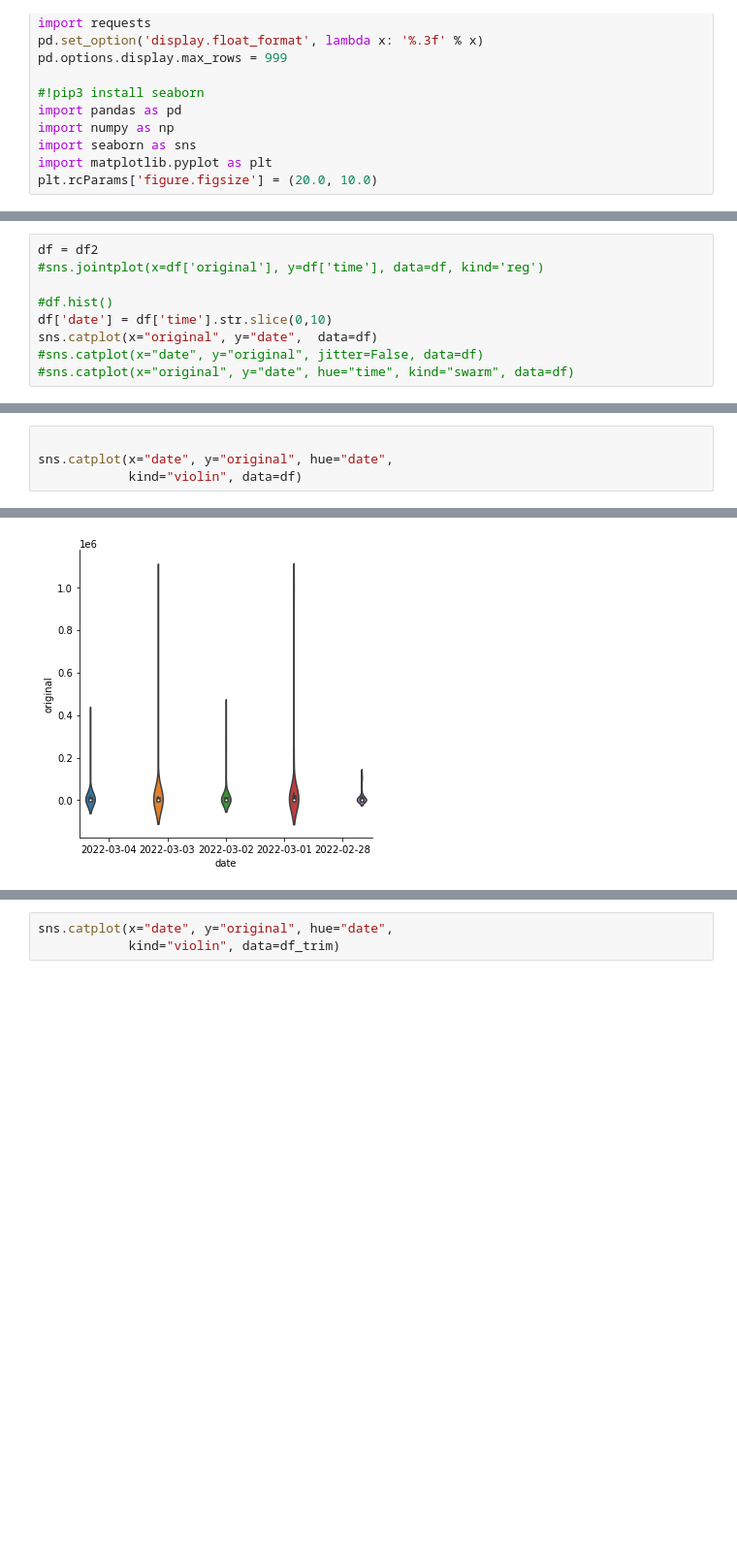
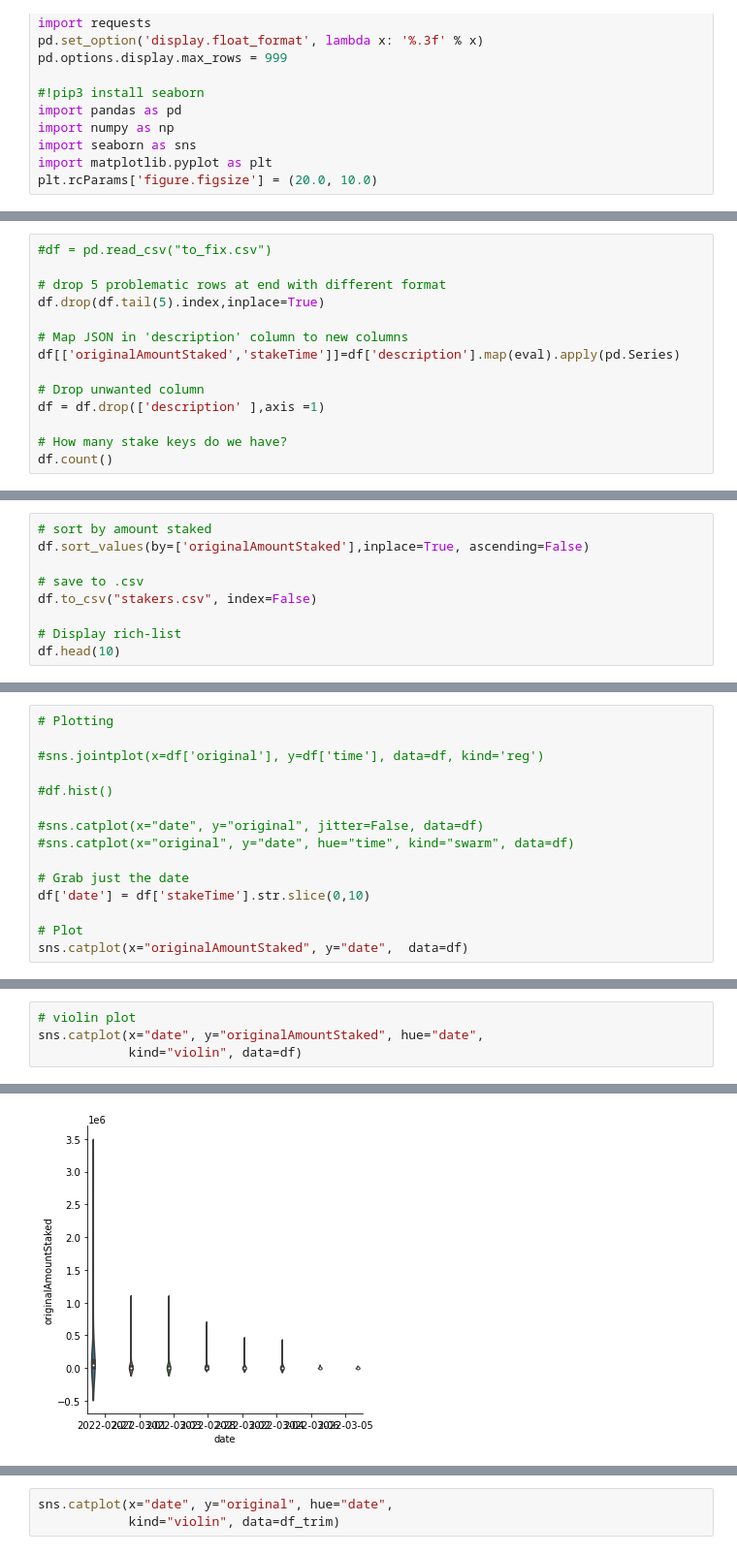
Before and after one commit to glasgowm148/ergoscripts, a Jupyter notebook: py/scrape.ipynb, the cells around one changed output, grey strips where cells are left out. Shown at 97% size. Cells and saved outputs as stored; diff of their text form; blank space fills up the shorter version.

```diff
--- a/py/scrape.ipynb
+++ b/py/scrape.ipynb
@@ -77,0 +75,14 @@ df2.to_csv("stakers.csv", index=False)
+# %%
+#df = pd.read_csv("to_fix.csv")
+
+# drop 5 problematic rows at end with different format
+df.drop(df.tail(5).index,inplace=True)
+
+# Map JSON in 'description' column to new columns
+df[['originalAmountStaked','stakeTime']]=df['description'].map(eval).apply(pd.Series)
+
+# Drop unwanted column
+df = df.drop(['description' ],axis =1)
+
+# How many stake keys do we have?
+df.count()
@@ -77,0 +97,9 @@ df2.to_csv("stakers.csv", index=False)
+# %%
+# sort by amount staked
+df.sort_values(by=['originalAmountStaked'],inplace=True, ascending=False)
+
+# save to .csv
+df.to_csv("stakers.csv", index=False)
+
+# Display rich-list
+df.head(10)
@@ -78,11 +118,17 @@ df2.to_csv("stakers.csv", index=False)
 # %%
-df = df2
+# Plotting
+
 #sns.jointplot(x=df['original'], y=df['time'], data=df, kind='reg')
 
 #df.hist()
-df['date'] = df['time'].str.slice(0,10)
-sns.catplot(x="original", y="date",  data=df)
+
 #sns.catplot(x="date", y="original", jitter=False, data=df)
 #sns.catplot(x="original", y="date", hue="time", kind="swarm", data=df)
+
+# Grab just the date
+df['date'] = df['stakeTime'].str.slice(0,10)
+
+# Plot
+sns.catplot(x="originalAmountStaked", y="date",  data=df)
 # %% [output]
 <seaborn.axisgrid.FacetGrid at 0x...>
@@ -90,8 +136,8 @@ sns.catplot(x="original", y="date",  data=df)
 # %%
-
-sns.catplot(x="date", y="original", hue="date",
+# violin plot
+sns.catplot(x="date", y="originalAmountStaked", hue="date",
             kind="violin", data=df)
 # %% [output]
 <seaborn.axisgrid.FacetGrid at 0x...>
-[figure, old version]
+[figure, new version]
 # %%
```
Also changed, not shown: parts of 18 cells of this notebook, 2 other files.
